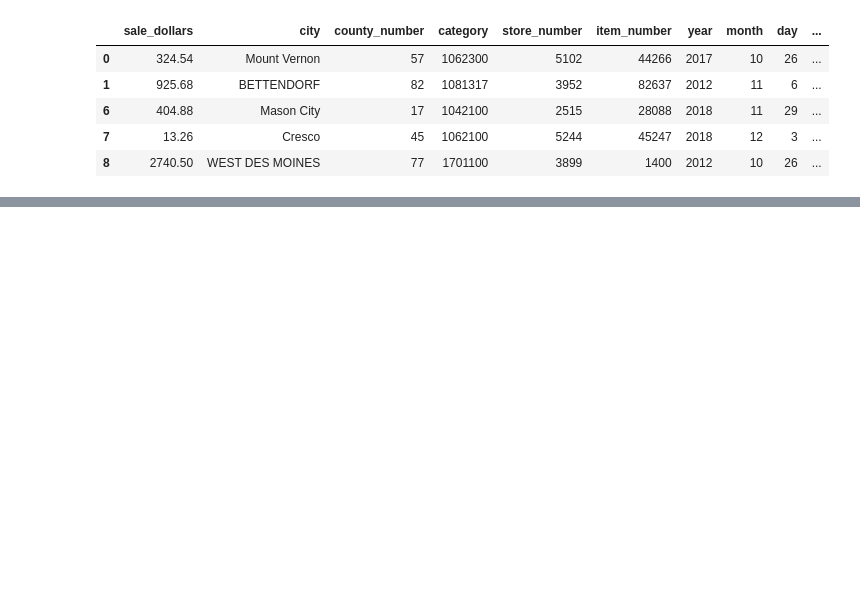
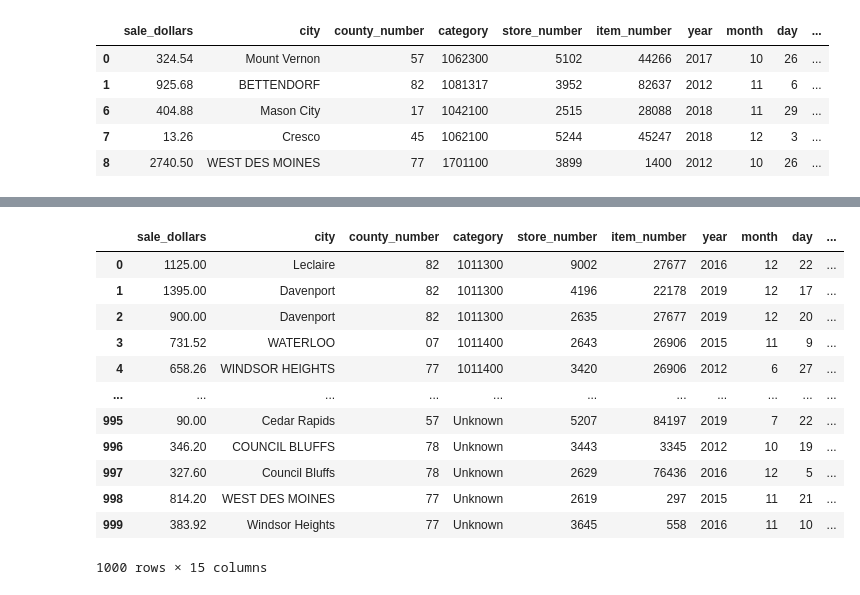
Before and after one commit to ReneeErnst/end-to-end-model-test-gcp, a Jupyter notebook: forecasting_training_test.ipynb, the cells around one changed output, grey strips where cells are left out. Cells and saved outputs as stored; diff of their text form; code cells hidden in the pictures; blank space fills up the shorter version.

```diff
--- a/forecasting_training_test.ipynb
+++ b/forecasting_training_test.ipynb
@@ -230,0 +237,16 @@ df_results.to_gbq(table_id, project_id)
+# %%
+#Imports necessary packages to use BigQuery with Globals
+from google.cloud import bigquery
+import os
+import pandas as pd
+
+# Allow you to easily have Python variables in SQL query.
+from IPython.core.magic import register_cell_magic
+from IPython import get_ipython
+
+@register_cell_magic('with_globals')
+def with_globals(line, cell):
+    contents = cell.format(**globals())
+    if 'print' in line:
+        print(contents)
+    get_ipython().run_cell(contents)
@@ -230,0 +298,55 @@ df_results.to_gbq(table_id, project_id)
+# %%
+%%with_globals
+%%bigquery --project $PROJECT_NAME
+
+#Prediction Outcomes
+SELECT
+    sale_dollars,
+     city,
+     county_number,
+     category,
+     store_number,
+     item_number,
+     year,
+     month,
+     day,
+     city_enc,
+     county_number_enc,
+     category_enc,
+     store_number_enc,
+     item_number_enc,
+     predicted_sale_dollars
+FROM
+  ML.PREDICT(MODEL aiplatform_test.liquor_sales_model,
+    (
+    SELECT
+     sale_dollars,
+     city,
+     county_number,
+     category,
+     store_number,
+     item_number,
+     year,
+     month,
+     day,
+     city_enc,
+     county_number_enc,
+     category_enc,
+     store_number_enc,
+     item_number_enc
+      FROM aiplatform_test.df_cat
+))
+# %% [output]
+|  | sale_dollars | city | county_number | category | store_number | item_number | year | month | day | ... |
+| 0 | 1125.00 | Leclaire | 82 | 1011300 | 9002 | 27677 | 2016 | 12 | 22 | ... |
+| 1 | 1395.00 | Davenport | 82 | 1011300 | 4196 | 22178 | 2019 | 12 | 17 | ... |
+| 2 | 900.00 | Davenport | 82 | 1011300 | 2635 | 27677 | 2019 | 12 | 20 | ... |
+| 3 | 731.52 | WATERLOO | 07 | 1011400 | 2643 | 26906 | 2015 | 11 | 9 | ... |
+| 4 | 658.26 | WINDSOR HEIGHTS | 77 | 1011400 | 3420 | 26906 | 2012 | 6 | 27 | ... |
+| ... | ... | ... | ... | ... | ... | ... | ... | ... | ... | ... |
+| 995 | 90.00 | Cedar Rapids | 57 | Unknown | 5207 | 84197 | 2019 | 7 | 22 | ... |
+| 996 | 346.20 | COUNCIL BLUFFS | 78 | Unknown | 3443 | 3345 | 2012 | 10 | 19 | ... |
+| 997 | 327.60 | Council Bluffs | 78 | Unknown | 2629 | 76436 | 2016 | 12 | 5 | ... |
+| 998 | 814.20 | WEST DES MOINES | 77 | Unknown | 2619 | 297 | 2015 | 11 | 21 | ... |
+| 999 | 383.92 | Windsor Heights | 77 | Unknown | 3645 | 558 | 2016 | 11 | 10 | ... |
+1000 rows × 15 columns
```
Also changed, not shown: parts of 9 cells of this notebook.
